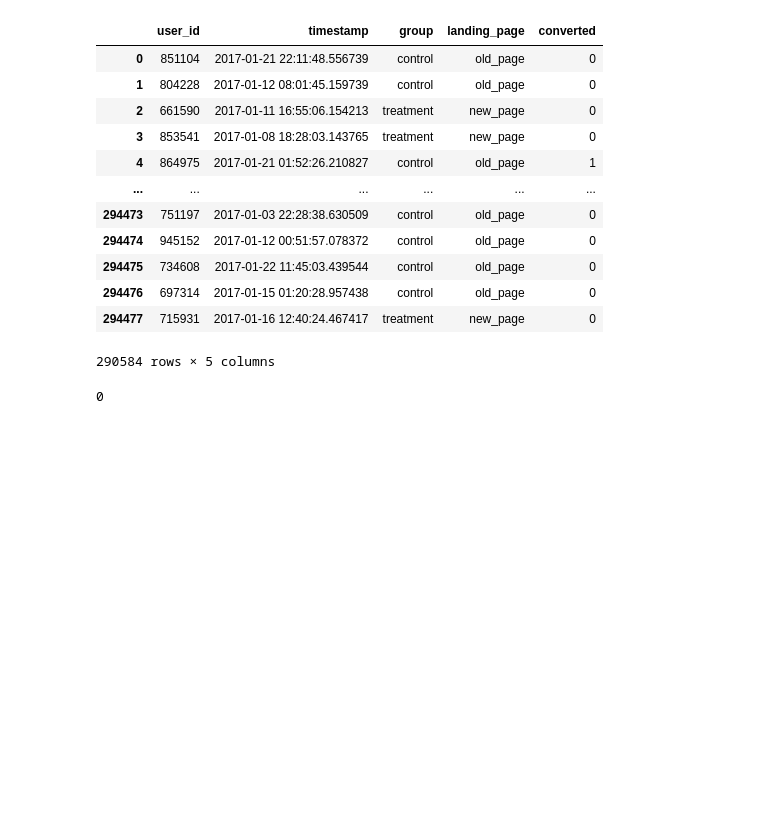
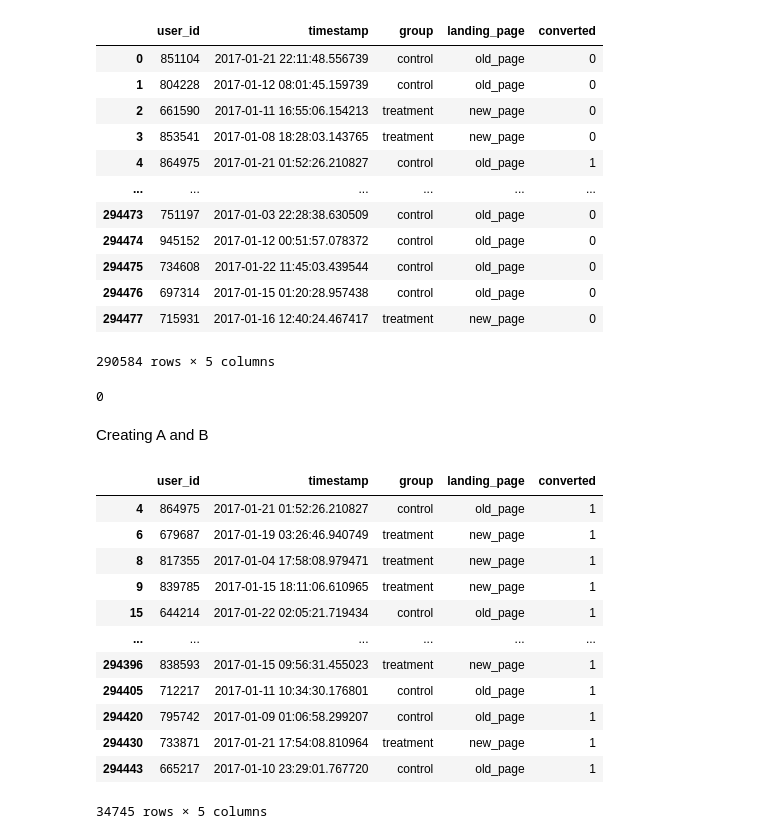
Before and after one commit to BeziKaviani/data-science-ml-learning-path, a Jupyter notebook: 03-inferential-statistics/AB-test-landing-page.ipynb, the cells around one changed output. Cells and saved outputs as stored; diff of their text form; code cells hidden in the pictures; blank space fills up the shorter version.

```diff
--- a/03-inferential-statistics/AB-test-landing-page.ipynb
+++ b/03-inferential-statistics/AB-test-landing-page.ipynb
@@ -162,3 +162,22 @@ landing_data
 sum(landing_data['user_id'].duplicated())
 # %% [output]
 0
+# %% [markdown]
+Creating A and B
+# %%
+landing_data_a = landing_data.query('converted == 1')
+landing_data_a
+# %% [output]
+|  | user_id | timestamp | group | landing_page | converted |
+| 4 | 864975 | 2017-01-21 01:52:26.210827 | control | old_page | 1 |
+| 6 | 679687 | 2017-01-19 03:26:46.940749 | treatment | new_page | 1 |
+| 8 | 817355 | 2017-01-04 17:58:08.979471 | treatment | new_page | 1 |
+| 9 | 839785 | 2017-01-15 18:11:06.610965 | treatment | new_page | 1 |
+| 15 | 644214 | 2017-01-22 02:05:21.719434 | control | old_page | 1 |
+| ... | ... | ... | ... | ... | ... |
+| 294396 | 838593 | 2017-01-15 09:56:31.455023 | treatment | new_page | 1 |
+| 294405 | 712217 | 2017-01-11 10:34:30.176801 | control | old_page | 1 |
+| 294420 | 795742 | 2017-01-09 01:06:58.299207 | control | old_page | 1 |
+| 294430 | 733871 | 2017-01-21 17:54:08.810964 | treatment | new_page | 1 |
+| 294443 | 665217 | 2017-01-10 23:29:01.767720 | control | old_page | 1 |
+34745 rows × 5 columns
```
Also changed, not shown: parts of 1 cell of this notebook.
